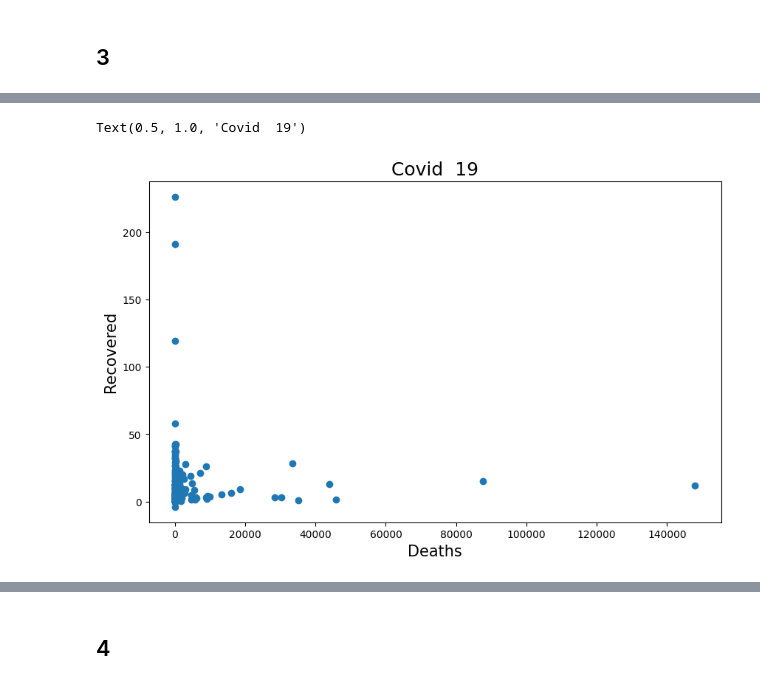
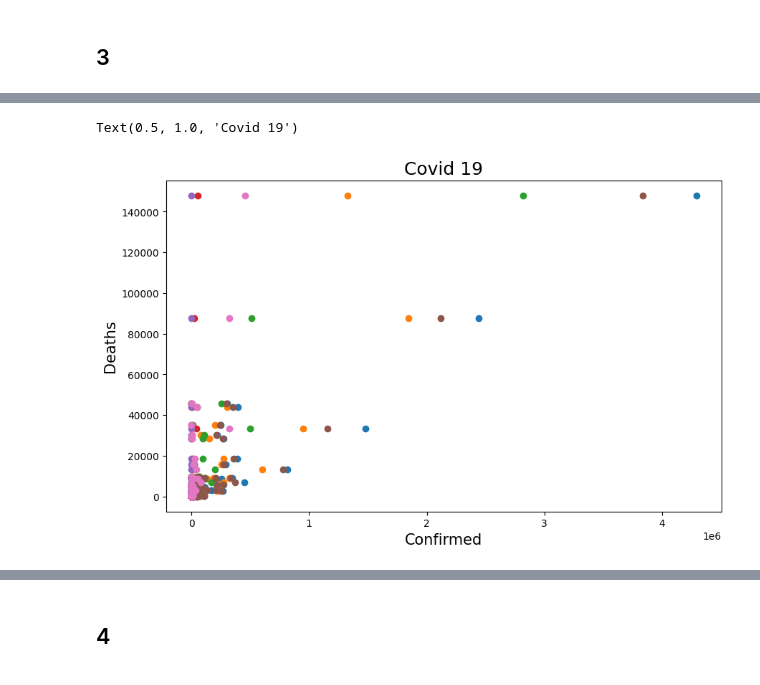
Before and after one commit to Muhammmadforuq/pandemiyya, a Jupyter notebook: sobirovb.ipynb, the cells around one changed output, grey strips where cells are left out. Drawn from its saved outputs; the diff is of its cells as text; code cells hidden in the pictures.

```diff
--- a/sobirovb.ipynb
+++ b/sobirovb.ipynb
@@ -111,11 +106,0 @@ y = covid_df['1 week % increase']
-# %%
-plt.figure(figsize = (10,6))
-plt.scatter(x1, y)
-
-# добавим подписи
-plt.xlabel('Deaths', fontsize = 15)
-plt.ylabel('Recovered', fontsize = 15)
-plt.title('Covid  19', fontsize = 18)
-# %% [output]
-Text(0.5, 1.0, 'Covid  19')
-[figure, removed]
@@ -122,3 +116,28 @@ Text(0.5, 1.0, 'Covid  19')
+# %%
+plt.figure(figsize = (10,6))
+plt.scatter(x1, y)
+plt.scatter(x2, y)
+plt.scatter(x3, y)
+plt.scatter(x4, y)
+plt.scatter(x5, y)
+plt.scatter(x6, y)
+plt.scatter(x7, y)
+
+# добавим подписи
+plt.xlabel('Confirmed', fontsize = 15)
+# plt.xlabel('Recovered', fontsize = 15)
+# plt.xlabel('Recovered', fontsize = 15)
+
+
+# plt.xlabel('New cases', fontsize = 15)
+# plt.xlabel('New deaths', fontsize = 15)
+# plt.xlabel('Confirmed last week', fontsize = 15)
+# plt.xlabel('1 week change', fontsize = 15)
+plt.ylabel('Deaths', fontsize = 15)
+plt.title('Covid 19', fontsize = 18)
+# %% [output]
+Text(0.5, 1.0, 'Covid 19')
+[figure, added]
 # %%
 plt.figure(figsize = (10,6))
 plt.scatter(x2, y)
```
Also changed, not shown: parts of 12 cells of this notebook.
